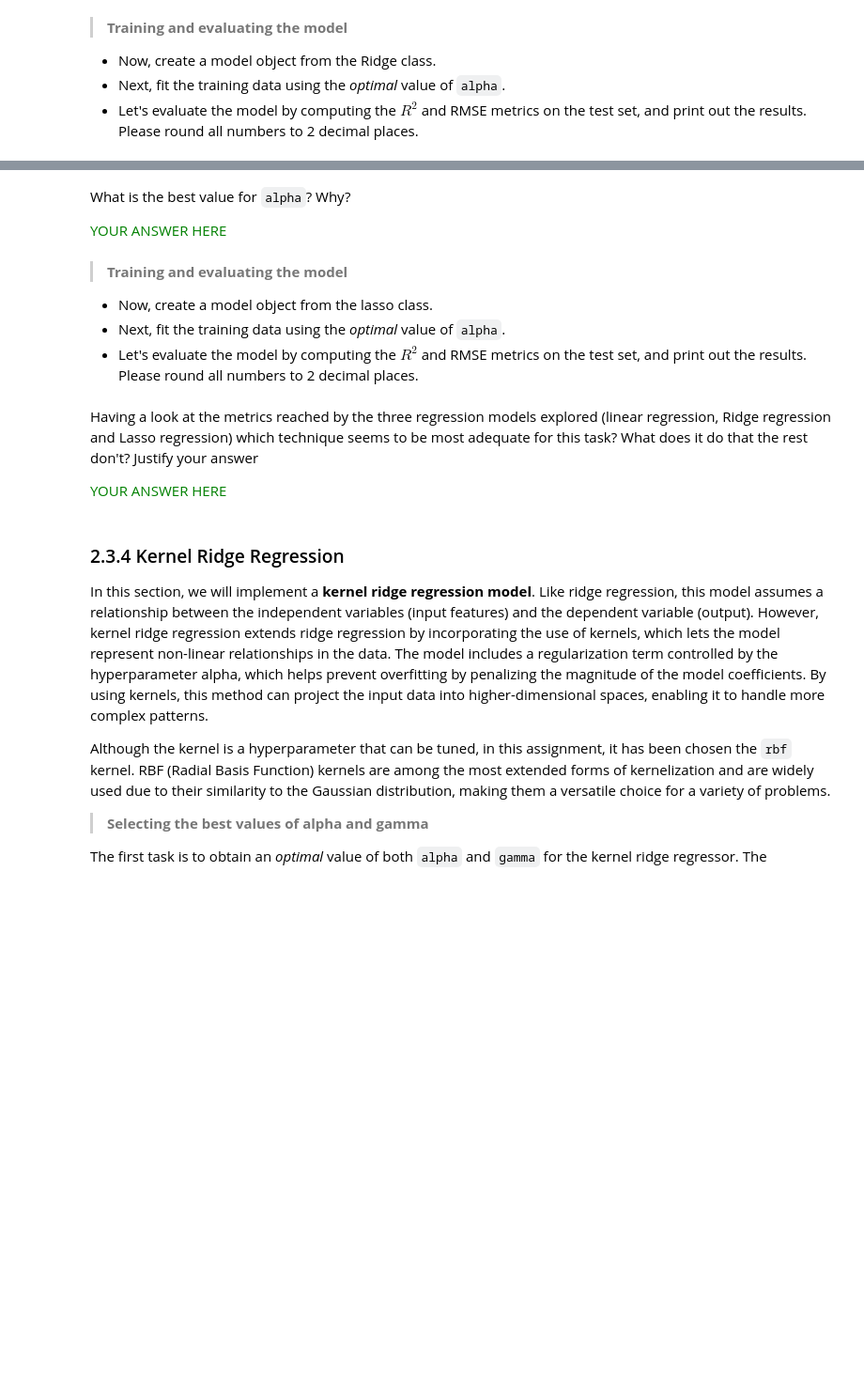
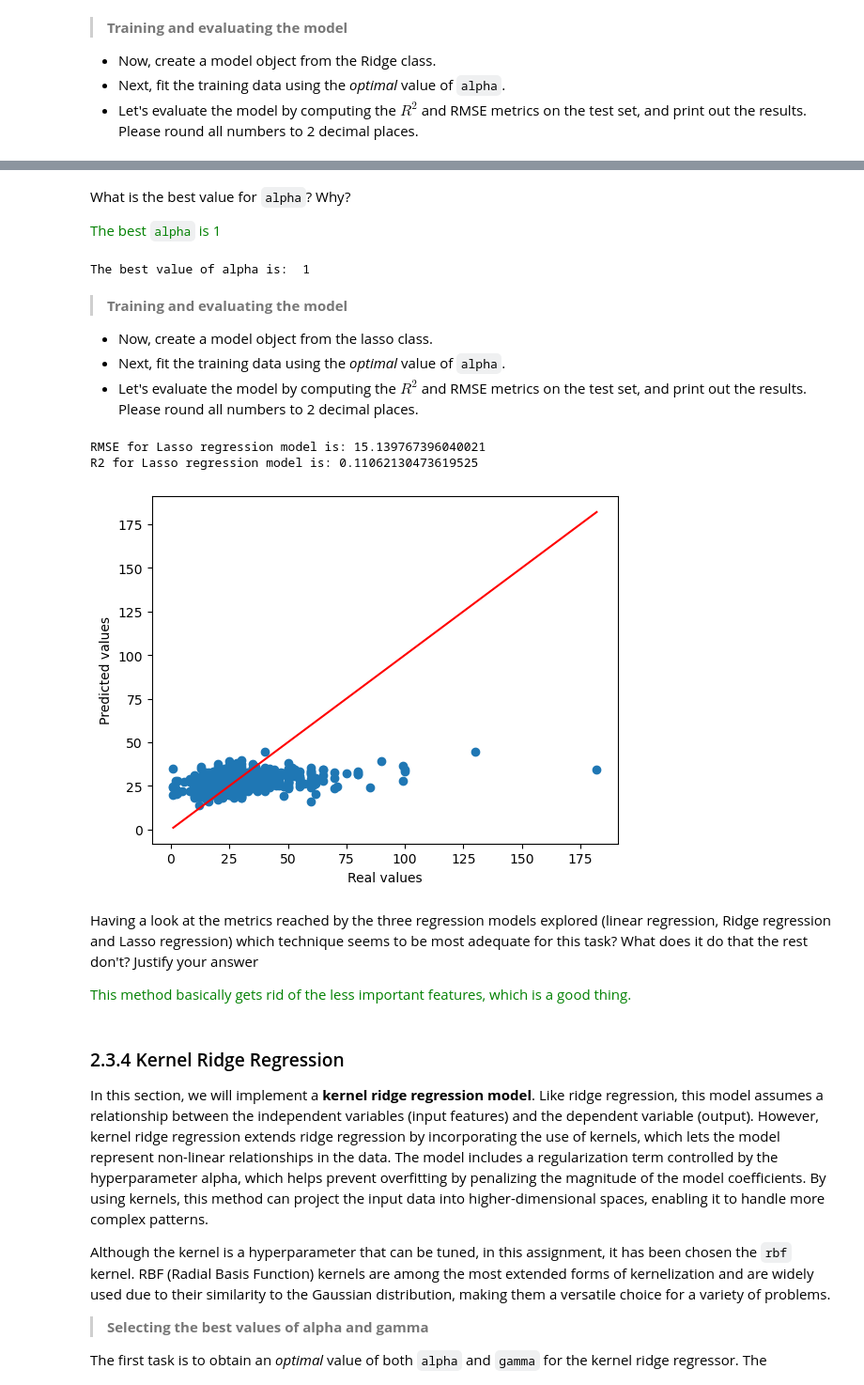
Before and after one commit to alonso-herreros/uni-mtde-lab1, a Jupyter notebook: Lab_regression_student_24_25.ipynb, the cells around one changed output, grey strips where cells are left out. Shown at 94% size. Saved outputs shown, nothing was run; the diff lists cells and outputs as text; code cells hidden in the pictures; blank space fills up the shorter version.

```diff
--- a/Lab_regression_student_24_25.ipynb
+++ b/Lab_regression_student_24_25.ipynb
@@ -621,14 +627,13 @@ To achieve this, follow these steps:
 # %% [markdown]
 What is the best value for `alpha`? Why?
 
-<font color = 'green'> YOUR ANSWER HERE
+<font color = 'green'> The best `alpha` is 1
 # %%
-# YOUR CODE HERE
-# ...
-# ...
-#alpha_best = ...
+# NOTE: ANSWER CODE HERE
 
-print('The best value of alpha is: ',alpha_best )
+print('The best value of alpha is: ', lasso_alpha_best)
+# %% [output]
+The best value of alpha is:  1
 # %% [markdown]
 > **Training and evaluating the model**
 
@@ -636,28 +641,36 @@ print('The best value of alpha is: ',alpha_best )
 *   Next, fit the training data using the *optimal* value of `alpha`.
 *   Let's evaluate the model by computing the $R^2$ and RMSE metrics on the test set, and print out the results. Please round all numbers to 2 decimal places.
 # %%
-# YOUR CODE HERE
-# ...
-# ...
-#r2_lasso = ...
-#rmse_lasso = ...
+# NOTE: ANSWER CODE HERE
+
+lasso = lassos[lasso_alphas.index(lasso_alpha_best)]
+
+y_pred_lasso = lasso.predict(X_test_s)
+
+rmse_lasso = root_mean_squared_error(y_test, y_pred_lasso)
+r2_lasso = lasso.score(X_test_s, y_test)
 
 print('RMSE for Lasso regression model is:',rmse_lasso)
 print('R2 for Lasso regression model is:',r2_lasso)
+# %% [output]
+RMSE for Lasso regression model is: 15.139767396040021
+R2 for Lasso regression model is: 0.11062130473619525
 # %%
 # Produce a scatter plot with the representation of the real value of the label vs the estimated value with the best value of alpha for the training set.
-s_lasso = lasso_best.predict(X_train_s)
+s_lasso = lasso.predict(X_train_s)
 plt.scatter(y_train,s_lasso)
 p1 = max(max(s_lasso), max(y_train))
 p2 = min(min(s_lasso), min(y_train))
 plt.plot([p1, p2], [p1, p2], 'r-')
 plt.xlabel('Real values')
 plt.ylabel('Predicted values')
 plt.show()
+# %% [output]
+[figure, added]
 # %% [markdown]
 Having a look at the metrics reached by the three regression models explored (linear regression, Ridge regression and Lasso regression) which technique seems to be most adequate for this task? What does it do that the rest don't? Justify your answer
 
-<font color = 'green'> YOUR ANSWER HERE
+<font color = 'green'> This method basically gets rid of the less important features, which is a good thing. </font>
 # %% [markdown]
 ### 2.3.4 Kernel Ridge Regression
 
```
Also changed, not shown: parts of 26 cells of this notebook.
